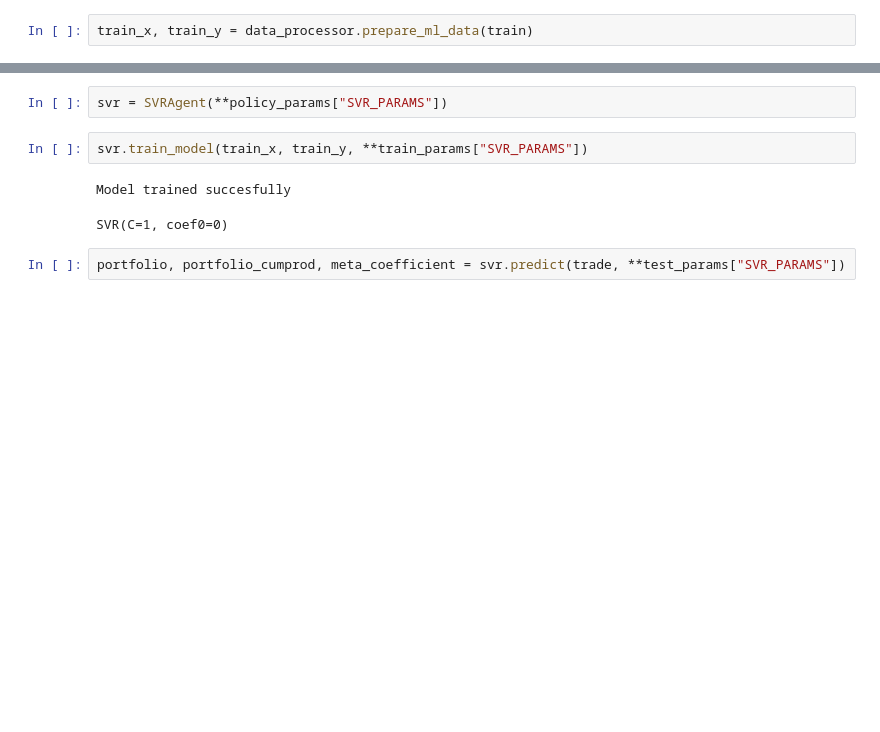
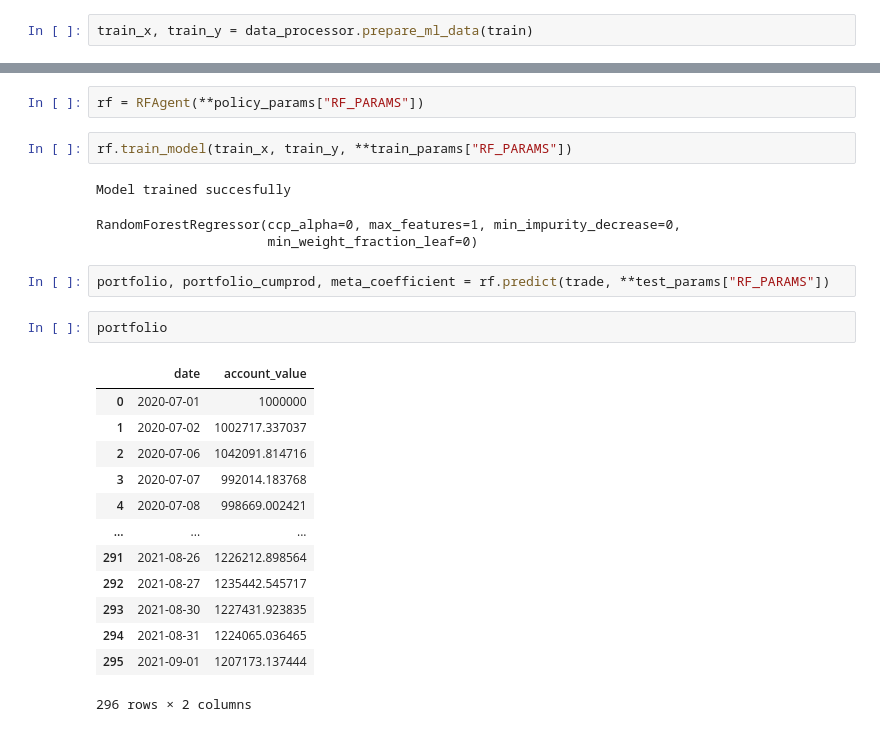
Before and after one commit to didemdurukan/portfolio_allocation_framework, a Jupyter notebook: AgentLayer/model_structure.ipynb, the cells around one changed output, grey strips where cells are left out. Cells and saved outputs as stored; diff of their text form; blank space fills up the shorter version.

```diff
--- a/AgentLayer/model_structure.ipynb
+++ b/AgentLayer/model_structure.ipynb
@@ -1139,10 +1302,27 @@ array([[0.02173258],
-# %%
-svr = SVRAgent(**policy_params["SVR_PARAMS"])
+# %%
+rf = RFAgent(**policy_params["RF_PARAMS"])
 # %%
-svr.train_model(train_x, train_y, **train_params["SVR_PARAMS"])
+rf.train_model(train_x, train_y, **train_params["RF_PARAMS"])
 # %% [output]
 Model trained succesfully
-SVR(C=1, coef0=0)
+RandomForestRegressor(ccp_alpha=0, max_features=1, min_impurity_decrease=0,
+                      min_weight_fraction_leaf=0)
 # %%
-portfolio, portfolio_cumprod, meta_coefficient = svr.predict(trade, **test_params["SVR_PARAMS"])
+portfolio, portfolio_cumprod, meta_coefficient = rf.predict(trade, **test_params["RF_PARAMS"])
+# %%
+portfolio
+# %% [output]
+|  | date | account_value |
+| 0 | 2020-07-01 | 1000000 |
+| 1 | 2020-07-02 | 1002717.337037 |
+| 2 | 2020-07-06 | 1042091.814716 |
+| 3 | 2020-07-07 | 992014.183768 |
+| 4 | 2020-07-08 | 998669.002421 |
+| ... | ... | ... |
+| 291 | 2021-08-26 | 1226212.898564 |
+| 292 | 2021-08-27 | 1235442.545717 |
+| 293 | 2021-08-30 | 1227431.923835 |
+| 294 | 2021-08-31 | 1224065.036465 |
+| 295 | 2021-09-01 | 1207173.137444 |
+296 rows × 2 columns
 # %%
```
Also changed, not shown: parts of 10 cells of this notebook.
